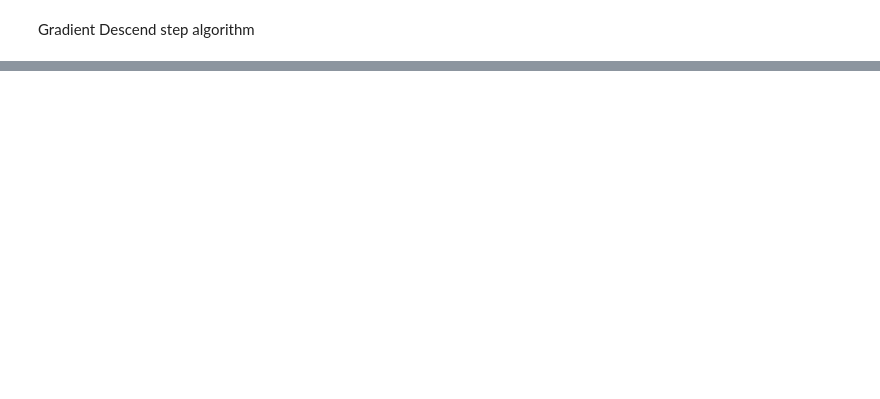
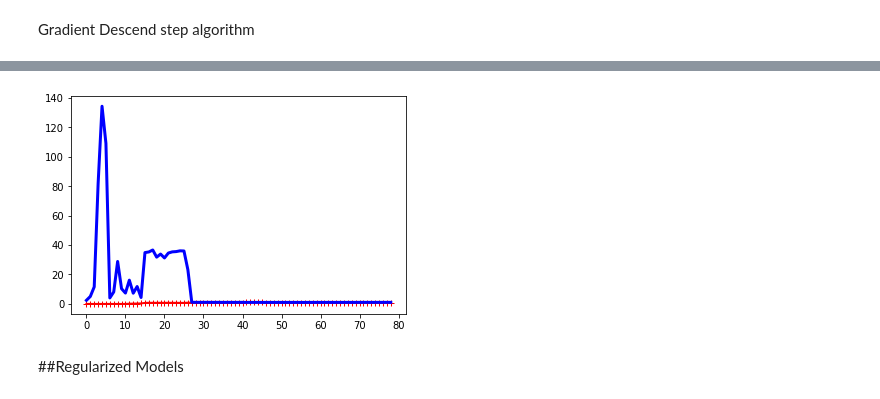
Before and after one commit to GabriellJacinto/Hands-On-ML, a Jupyter notebook: Exercices/Chapter_4.ipynb, the cells around one changed output, grey strips where cells are left out. Drawn from its saved outputs; the diff is of its cells as text; code cells hidden in the pictures; blank space fills up the shorter version.

```diff
--- a/Exercices/Chapter_4.ipynb
+++ b/Exercices/Chapter_4.ipynb
@@ -79,0 +158,10 @@ array([[4.63239215],
+# %%
+polynomial_regression = Pipeline([
+                                ("poly_features", PolynomialFeatures(degree=10, include_bias=False)),
+                                ("lin_reg", LinearRegression()),
+])
+plot_learning_curves(polynomial_regression, X, y)
+# %% [output]
+[figure, added]
+# %% [markdown]
+##Regularized Models
```
Also changed, not shown: parts of 22 cells of this notebook.
